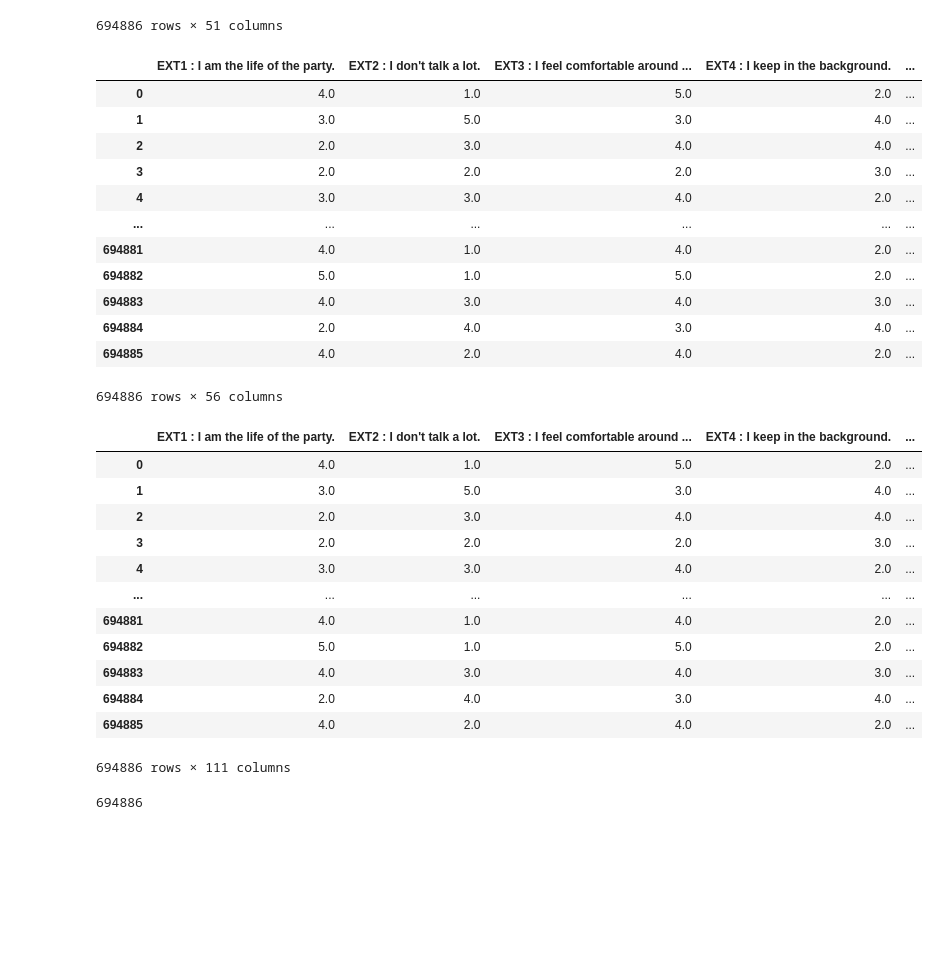
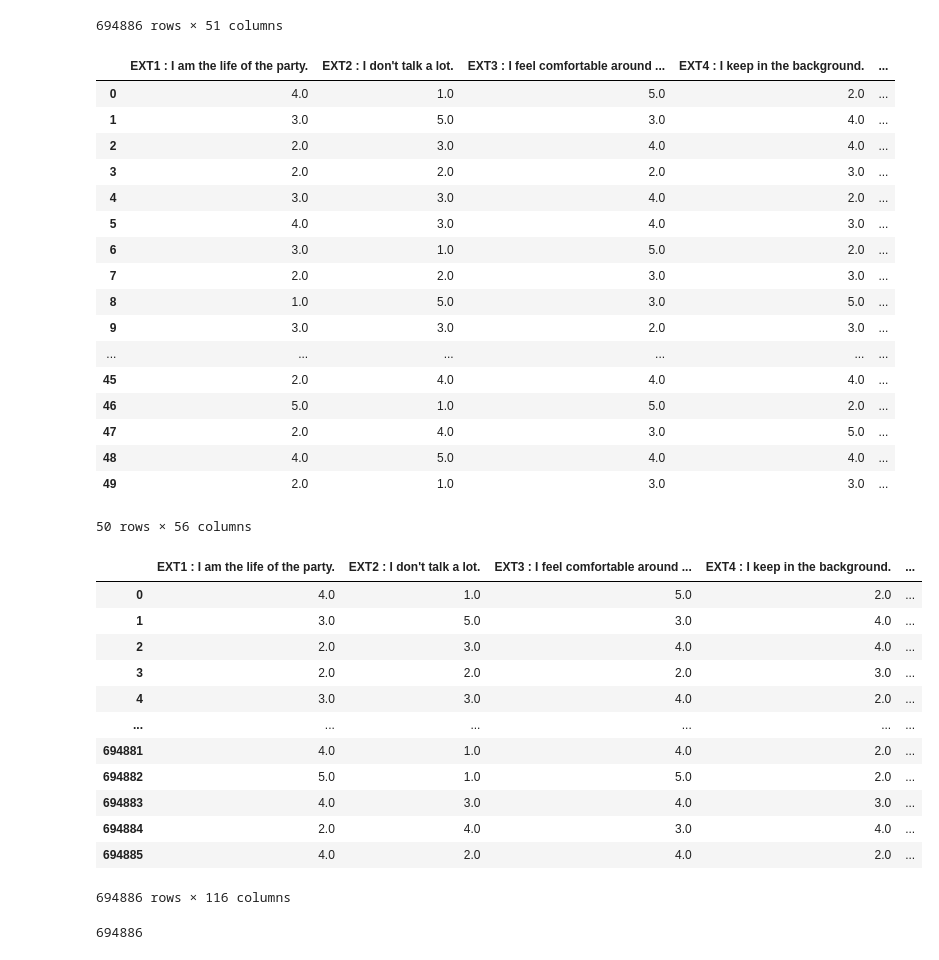
Before and after one commit to tfr2594/Big_Five_Personalities, a Jupyter notebook: Machine_Learning_KMeans.ipynb, the cells around one changed output. Cells and saved outputs as stored; diff of their text form; code cells hidden in the pictures; blank space fills up the shorter version.

Commit message:
Realized a mistake in cleaning and changed the country column, and decided on working with a sample in excel, so I can show it on github

```diff
--- a/Machine_Learning_KMeans.ipynb
+++ b/Machine_Learning_KMeans.ipynb
@@ -127,40 +127,45 @@ answer_plus_clusterscore
 # %%
 #group each group together
 extroversion = answer_plus_clusterscore.iloc[:, 0:10]
 equanimity = answer_plus_clusterscore.iloc[:, 10:20]
 agreeableness = answer_plus_clusterscore.iloc[:, 20:30]
 conscientiousness = answer_plus_clusterscore.iloc[:, 30:40]
 imaginative = answer_plus_clusterscore.iloc[:, 40:50]
 
 # Calculate the row-wise sum of each group and divide by 10 for the mean
 ext = extroversion.sum(axis=1)/10
-equ = extroversion.sum(axis=1)/10
-agr = extroversion.sum(axis=1)/10
-con = extroversion.sum(axis=1)/10
-img = extroversion.sum(axis=1)/10
+equ = equanimity.sum(axis=1)/10
+agr = agreeableness.sum(axis=1)/10
+con = conscientiousness.sum(axis=1)/10
+img = imaginative.sum(axis=1)/10
 
 
 # Add the totals as new columns in the DataFrame
 answer_plus_clusterscore['Extroversion Mean'] = ext
 answer_plus_clusterscore['Equanimity Mean'] = equ
 answer_plus_clusterscore['Agreeableness Mean'] = agr
 answer_plus_clusterscore['Conscientiousness Mean'] = con
 answer_plus_clusterscore['Imaginative Mean'] = img
-answer_plus_clusterscore
+answer_plus_clusterscore.head(50)
 # %% [output]
 |  | EXT1 : I am the life of the party. | EXT2 : I don't talk a lot. | EXT3 : I feel comfortable around ... | EXT4 : I keep in the background. | ... |
 | 0 | 4.0 | 1.0 | 5.0 | 2.0 | ... |
 | 1 | 3.0 | 5.0 | 3.0 | 4.0 | ... |
 | 2 | 2.0 | 3.0 | 4.0 | 4.0 | ... |
 | 3 | 2.0 | 2.0 | 2.0 | 3.0 | ... |
 | 4 | 3.0 | 3.0 | 4.0 | 2.0 | ... |
+| 5 | 4.0 | 3.0 | 4.0 | 3.0 | ... |
+| 6 | 3.0 | 1.0 | 5.0 | 2.0 | ... |
+| 7 | 2.0 | 2.0 | 3.0 | 3.0 | ... |
+| 8 | 1.0 | 5.0 | 3.0 | 5.0 | ... |
+| 9 | 3.0 | 3.0 | 2.0 | 3.0 | ... |
 | ... | ... | ... | ... | ... | ... |
-| 694881 | 4.0 | 1.0 | 4.0 | 2.0 | ... |
-| 694882 | 5.0 | 1.0 | 5.0 | 2.0 | ... |
-| 694883 | 4.0 | 3.0 | 4.0 | 3.0 | ... |
-| 694884 | 2.0 | 4.0 | 3.0 | 4.0 | ... |
-| 694885 | 4.0 | 2.0 | 4.0 | 2.0 | ... |
+| 45 | 2.0 | 4.0 | 4.0 | 4.0 | ... |
+| 46 | 5.0 | 1.0 | 5.0 | 2.0 | ... |
+| 47 | 2.0 | 4.0 | 3.0 | 5.0 | ... |
+| 48 | 4.0 | 5.0 | 4.0 | 4.0 | ... |
+| 49 | 2.0 | 1.0 | 3.0 | 3.0 | ... |
-694886 rows × 56 columns
+50 rows × 56 columns
 # %%
 #create a copy of the original dataframe
 base_questionnaire_clusterscore = base_questionnaire_df.copy()
@@ -168,6 +173,12 @@ base_questionnaire_clusterscore = base_questionnaire_df.copy()
 #add cluster number as a new column to the copy of the orginal dataframe
 base_questionnaire_clusterscore["Cluster"] = kmeans.labels_
 
+base_questionnaire_clusterscore['Extroversion Mean'] = ext
+base_questionnaire_clusterscore['Equanimity Mean'] = equ
+base_questionnaire_clusterscore['Agreeableness Mean'] = agr
+base_questionnaire_clusterscore['Conscientiousness Mean'] = con
+base_questionnaire_clusterscore['Imaginative Mean'] = img
+
 #check the dataframe
 base_questionnaire_clusterscore
 # %% [output]
@@ -183,5 +194,5 @@ base_questionnaire_clusterscore
 | 694883 | 4.0 | 3.0 | 4.0 | 3.0 | ... |
 | 694884 | 2.0 | 4.0 | 3.0 | 4.0 | ... |
 | 694885 | 4.0 | 2.0 | 4.0 | 2.0 | ... |
-694886 rows × 111 columns
+694886 rows × 116 columns
 # %%
```
Also changed, not shown: parts of 4 cells of this notebook, 3 other files.
